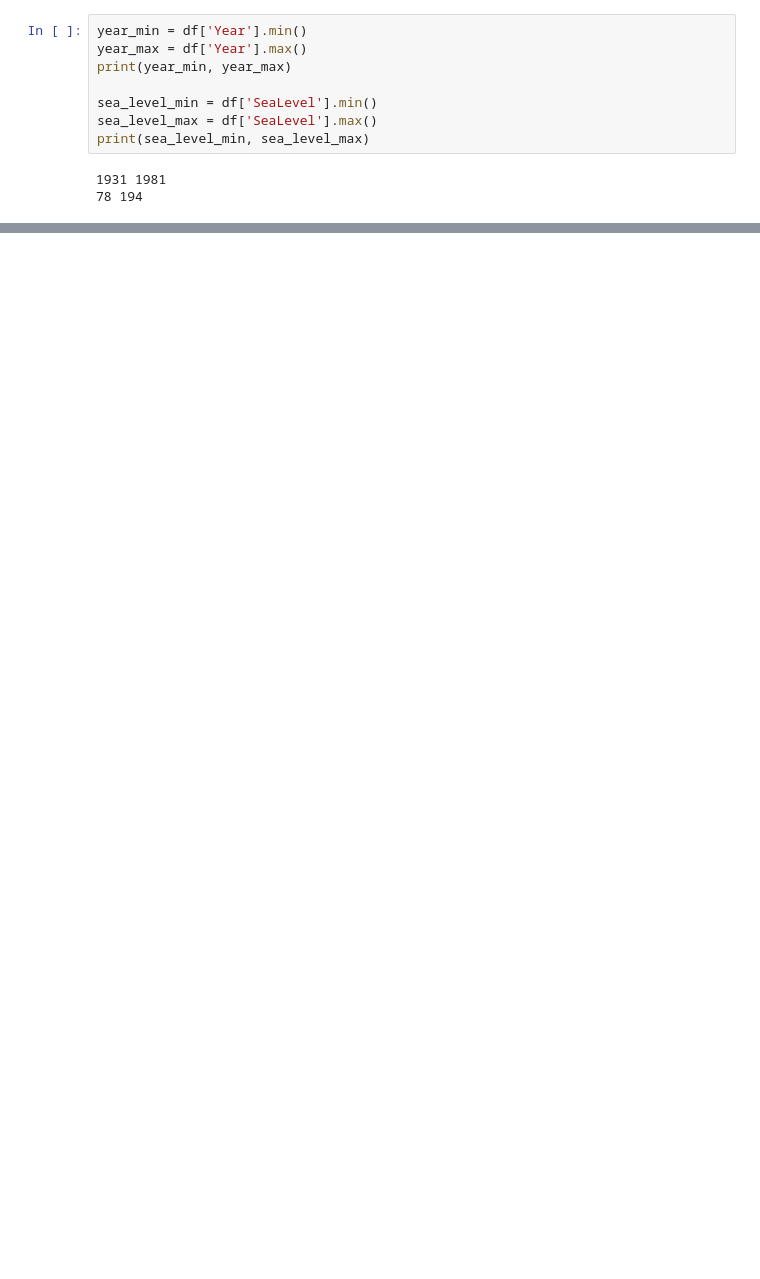
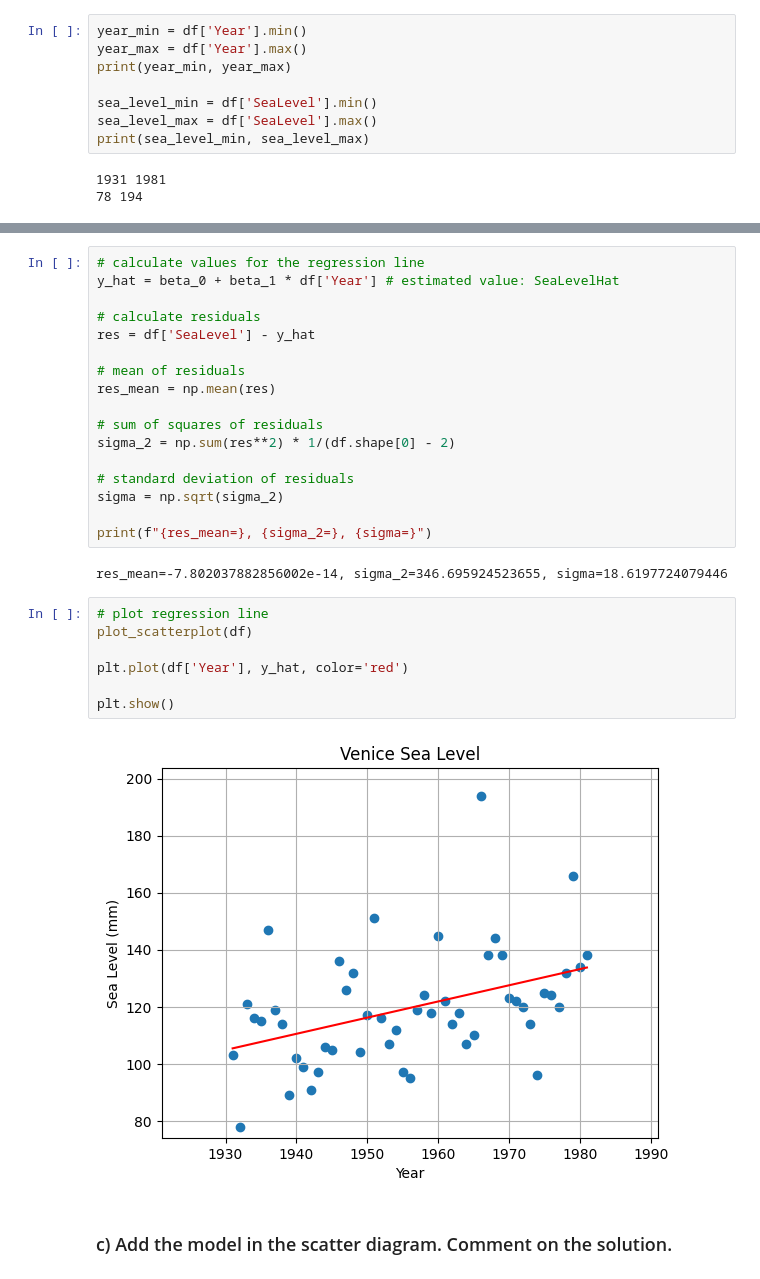
Before and after one commit to gasserandreas/Jupyter-lab-fhnw, a Jupyter notebook: 07_Regression/7.5.1.ipynb, the cells around one changed output, grey strips where cells are left out. Drawn from its saved outputs; the diff is of its cells as text; blank space fills up the shorter version.

```diff
--- a/07_Regression/7.5.1.ipynb
+++ b/07_Regression/7.5.1.ipynb
@@ -90,0 +78,30 @@ beta0
+# %%
+# calculate values for the regression line
+y_hat = beta_0 + beta_1 * df['Year'] # estimated value: SeaLevelHat
+
+# calculate residuals
+res = df['SeaLevel'] - y_hat
+
+# mean of residuals
+res_mean = np.mean(res)
+
+# sum of squares of residuals
+sigma_2 = np.sum(res**2) * 1/(df.shape[0] - 2)
+
+# standard deviation of residuals
+sigma = np.sqrt(sigma_2)
+
+print(f"{res_mean=}, {sigma_2=}, {sigma=}")
+# %% [output]
+res_mean=-7.802037882856002e-14, sigma_2=346.695924523655, sigma=18.6197724079446
+# %%
+# plot regression line
+plot_scatterplot(df)
+
+plt.plot(df['Year'], y_hat, color='red')
+
+plt.show()
+# %% [output]
+[figure, added]
+# %% [markdown]
+### c) Add the model in the scatter diagram. Comment on the solution.
```
Also changed, not shown: parts of 17 cells of this notebook, 37 other files.
